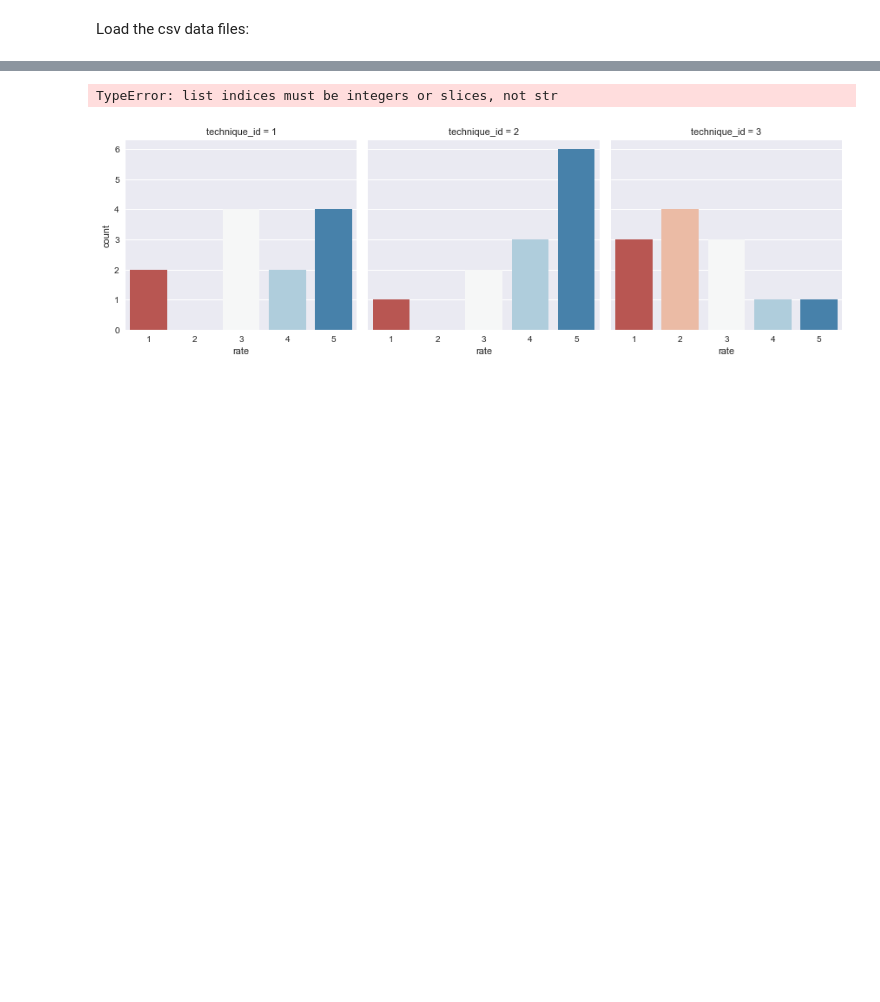
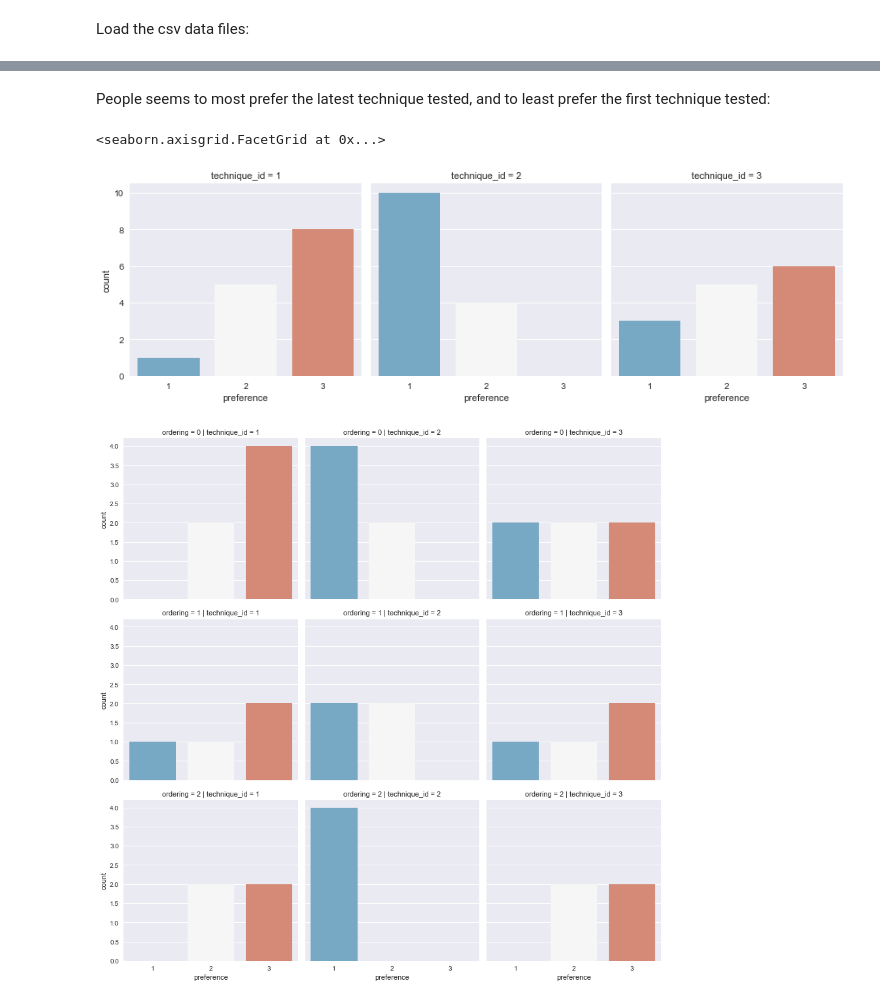
Before and after one commit to NormandErwan/HandheldVesadThesis, a Jupyter notebook: analysis/Article.ipynb, the cells around one changed output, grey strips where cells are left out. Drawn from its saved outputs; the diff is of its cells as text; code cells hidden in the pictures; blank space fills up the shorter version.

```diff
--- a/analysis/Article.ipynb
+++ b/analysis/Article.ipynb
@@ -131,11 +78,9 @@ AssertionError: 3 columns passed, passed data had 4 columns
+# %% [markdown]
+People seems to most prefer the latest technique tested, and to least prefer the first technique tested:
 # %%
-preferences = getParticipantsRates('preference')
-#sns.factorplot(x='rate', col='technique_id', row='ordering', data=preferences, kind='count', palette='RdBu_r');
+sns.factorplot(x='preference', col='technique_id', data=preferences, kind='count', palette='RdBu_r')
+sns.factorplot(x='preference', col='technique_id', row='ordering', data=preferences, kind='count', palette='RdBu_r')
 # %% [output]
-TypeError: list indices must be integers or slices, not str
+<seaborn.axisgrid.FacetGrid at 0x...>
+[figure, added]
+[figure, added]
-# %%
-for rate_label in ['frustration']:
-    rates = getParticipantsRates(rate_label)
-    sns.factorplot(x='rate', col='technique_id', data=rates, kind='count', palette='RdBu');
-# %% [output]
-[figure, removed]
```
Also changed, not shown: parts of 12 cells of this notebook.
